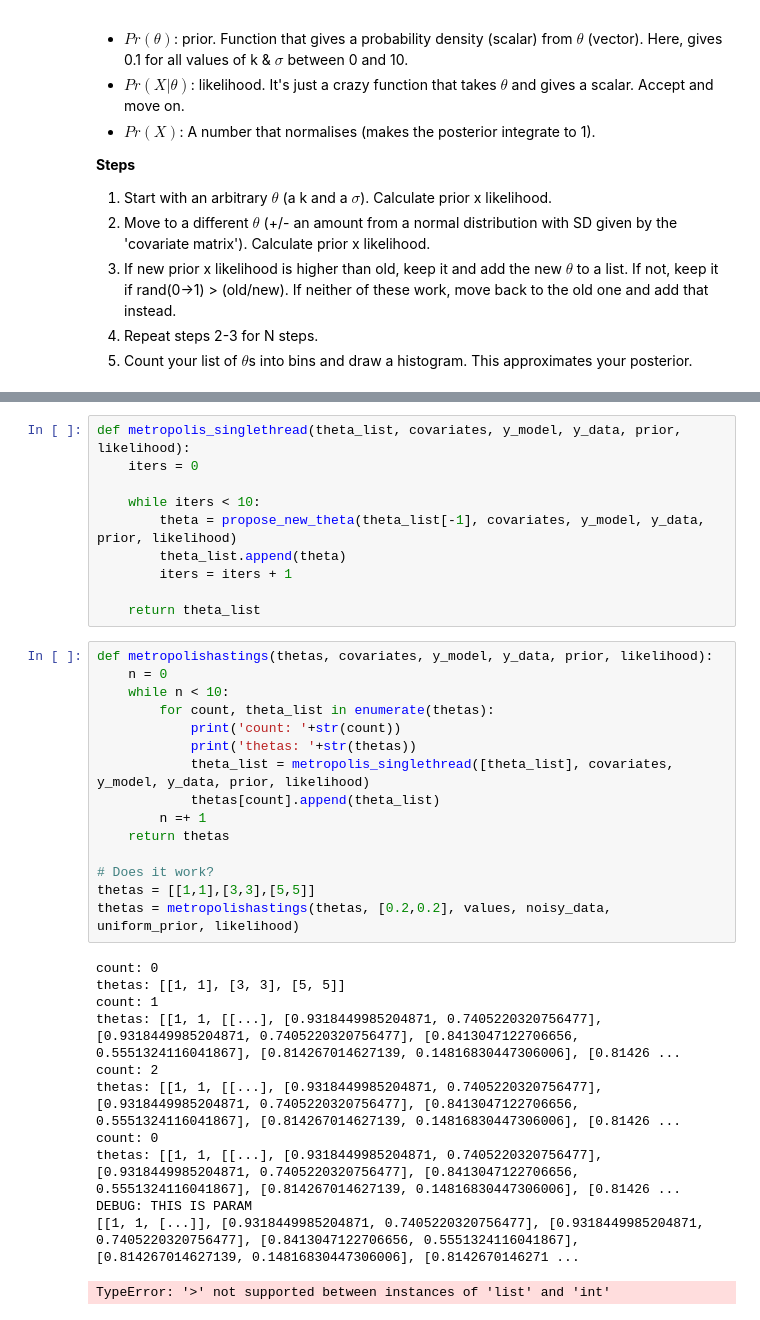
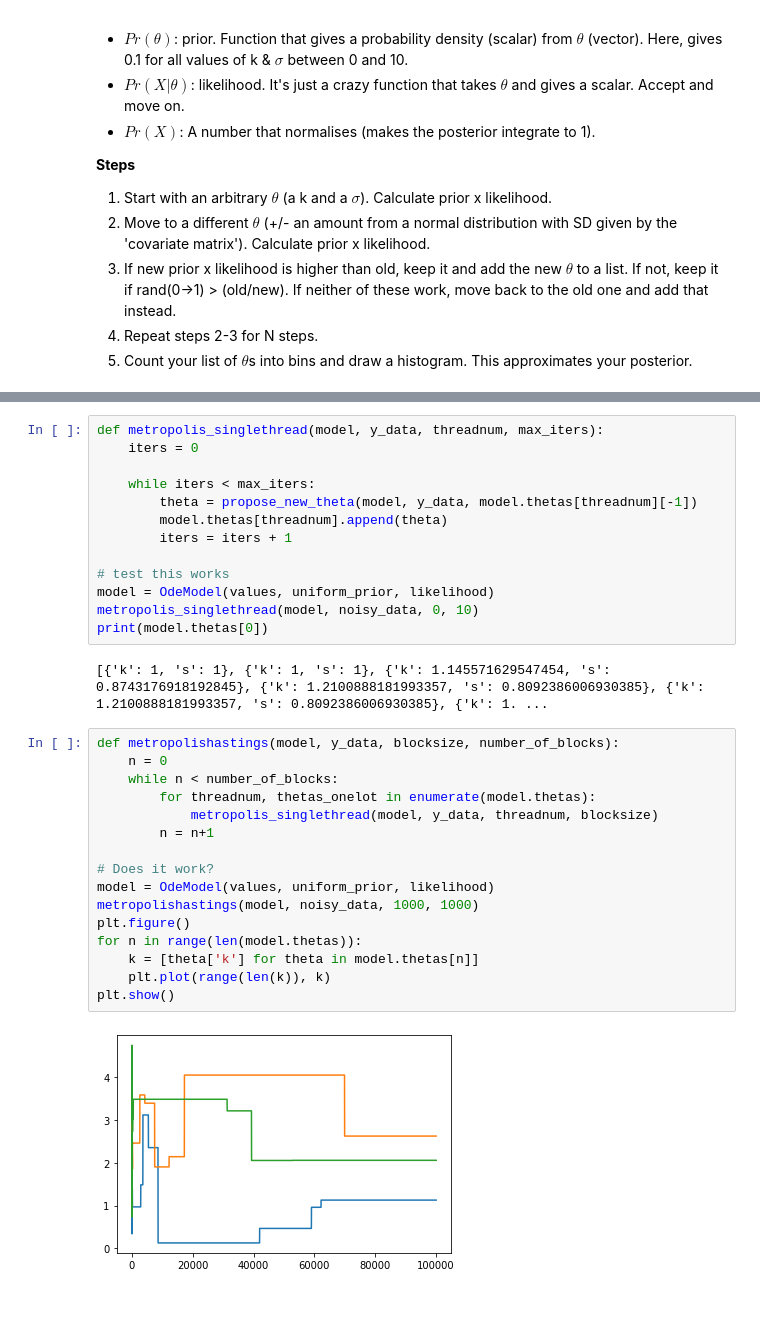
Before and after one commit to simonmarchant/pkpd-practice, a Jupyter notebook: Practice.ipynb, the cells around one changed output, grey strips where cells are left out. Drawn from its saved outputs; the diff is of its cells as text.

Commit message:
model vars in OdeModel class

```diff
--- a/Practice.ipynb
+++ b/Practice.ipynb
@@ -192,40 +215,36 @@ print(result)
-# %%
-def metropolis_singlethread(theta_list, covariates, y_model, y_data, prior, likelihood):
-    iters = 0
-
-    while iters < 10:
-        theta = propose_new_theta(theta_list[-1], covariates, y_model, y_data, prior, likelihood)
-        theta_list.append(theta)
-        iters = iters + 1
-
-    return theta_list
-# %%
-def metropolishastings(thetas, covariates, y_model, y_data, prior, likelihood):
-    n = 0
-    while n < 10:
-        for count, theta_list in enumerate(thetas):
-            print('count: '+str(count))
-            print('thetas: '+str(thetas))
-            theta_list = metropolis_singlethread([theta_list], covariates, y_model, y_data, prior, likelihood)
-            thetas[count].append(theta_list)
-        n =+ 1
-    return thetas
-
-# Does it work?
-thetas = [[1,1],[3,3],[5,5]]
-thetas = metropolishastings(thetas, [0.2,0.2], values, noisy_data, uniform_prior, likelihood)
-# %% [output]
-count: 0
-thetas: [[1, 1], [3, 3], [5, 5]]
-count: 1
-thetas: [[1, 1, [[...], [0.9318449985204871, 0.7405220320756477], [0.9318449985204871, 0.7405220320756477], [0.8413047122706656, 0.5551324116041867], [0.814267014627139, 0.14816830447306006], [0.81426 ...
-count: 2
-thetas: [[1, 1, [[...], [0.9318449985204871, 0.7405220320756477], [0.9318449985204871, 0.7405220320756477], [0.8413047122706656, 0.5551324116041867], [0.814267014627139, 0.14816830447306006], [0.81426 ...
-count: 0
-thetas: [[1, 1, [[...], [0.9318449985204871, 0.7405220320756477], [0.9318449985204871, 0.7405220320756477], [0.8413047122706656, 0.5551324116041867], [0.814267014627139, 0.14816830447306006], [0.81426 ...
-DEBUG: THIS IS PARAM
-[[1, 1, [...]], [0.9318449985204871, 0.7405220320756477], [0.9318449985204871, 0.7405220320756477], [0.8413047122706656, 0.5551324116041867], [0.814267014627139, 0.14816830447306006], [0.8142670146271 ...
-TypeError: '>' not supported between instances of 'list' and 'int'
+# %%
+def metropolis_singlethread(model, y_data, threadnum, max_iters):
+    iters = 0
+
+    while iters < max_iters:
+        theta = propose_new_theta(model, y_data, model.thetas[threadnum][-1])
+        model.thetas[threadnum].append(theta)
+        iters = iters + 1
+
+# test this works
+model = OdeModel(values, uniform_prior, likelihood)
+metropolis_singlethread(model, noisy_data, 0, 10)
+print(model.thetas[0])
+# %% [output]
+[{'k': 1, 's': 1}, {'k': 1, 's': 1}, {'k': 1.145571629547454, 's': 0.8743176918192845}, {'k': 1.2100888181993357, 's': 0.8092386006930385}, {'k': 1.2100888181993357, 's': 0.8092386006930385}, {'k': 1. ...
+# %%
+def metropolishastings(model, y_data, blocksize, number_of_blocks):
+    n = 0
+    while n < number_of_blocks:
+        for threadnum, thetas_onelot in enumerate(model.thetas):
+            metropolis_singlethread(model, y_data, threadnum, blocksize)
+        n = n+1
+
+# Does it work?
+model = OdeModel(values, uniform_prior, likelihood)
+metropolishastings(model, noisy_data, 1000, 1000)
+plt.figure()
+for n in range(len(model.thetas)):
+    k = [theta['k'] for theta in model.thetas[n]]
+    plt.plot(range(len(k)), k)
+plt.show()
+# %% [output]
+[figure, added]
 # %%
 #TODO: Make all model parameters into params of an object, for simpler passing around.
 #TODO: Gelman Rubin convergence calculation.
```
Also changed, not shown: parts of 9 cells of this notebook.
